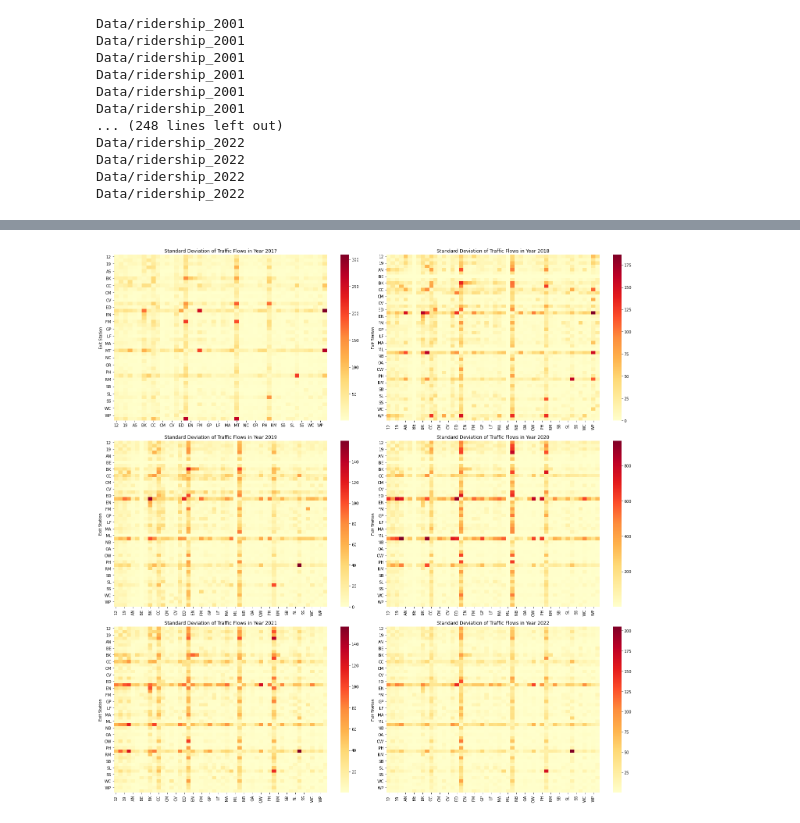
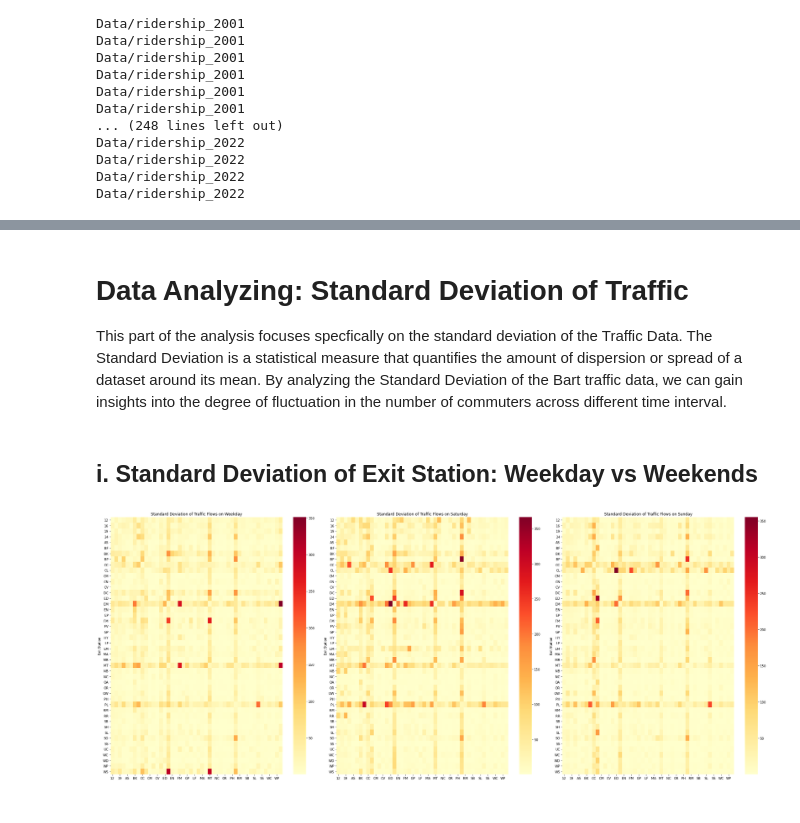
Before and after one commit to UCB-stat-159-s23/project-Group23, a Jupyter notebook: Jingya_EDA.ipynb, the cells around one changed output, grey strips where cells are left out. Cells and saved outputs as stored; diff of their text form; code cells hidden in the pictures.

Commit message:
Add Analysis for Weekday vs Weekends

```diff
--- a/Jingya_EDA.ipynb
+++ b/Jingya_EDA.ipynb
@@ -103,39 +63,50 @@ Data/ridership_2022
+# %% [markdown]
+# Data Analyzing: Standard Deviation of Traffic
+
+This part of the analysis focuses specfically on the standard deviation of the Traffic Data. The Standard Deviation is a statistical measure that quantifies the amount of dispersion or spread of a dataset around its mean. By analyzing the Standard Deviation of the Bart traffic data, we can gain insights into the degree of fluctuation in the number of commuters across different time interval.
+# %% [markdown]
+## i. Standard Deviation of Exit Station: Weekday vs Weekends
 # %%
-def stdByYear(year):
-    csv_file = f"./Data_CSV/combined_data_{year}.csv"
-    df = pd.read_csv(csv_file)
+import re
 
-    df = df.drop('Exits', axis=1)
-    df = df.drop('Year', axis=1)
-    df = df.drop('Month', axis=1)
+years = range(2016, 2018)
+def stdByWeekday(weekday):
+    df = pd.DataFrame()
+    for year in years:
+        csv_file = f"./Data_CSV/combined_data_{year}.csv"
+        single_df = pd.read_csv(csv_file)
+        df = pd.concat([df, single_df], ignore_index=False)
 
     df = df[df['Exit Station'] != 'Entries']
-    df = df[df['Sheet Name'].str.contains('Weekday')]
+    df = df[df['Sheet Name'].str.contains(weekday)]
+
     grouped_data = df.groupby('Exit Station')
     std_matrix = grouped_data.std()
     std_matrix = std_matrix.sort_index(axis=0)  # Sort rows
     std_matrix = std_matrix.sort_index(axis=1)  # Sort columns
+    filtered_columns = [col for col in std_matrix.columns if len(col) == 2] # Filter out the Unnessary Columns
+    std_matrix = std_matrix[filtered_columns]
 
     return std_matrix
 # %%
 import seaborn as sns
 import matplotlib.pyplot as plt
 
-years = range(2017, 2023)
-dfs = [stdByYear(year) for year in years]
+weekdays = ['Weekday', 'Saturday', 'Sunday']
+dfs = [stdByWeekday(weekday) for weekday in weekdays]
 
 # Create subplots
-fig, axes = plt.subplots(nrows=3, ncols=2, figsize=(20, 20))
+fig, axes = plt.subplots(nrows=1, ncols=3, figsize=(30, 12))
 
 # Iterate over each subplot and DataFrame to create the heat plots
-for ax, df, year in zip(axes.flatten(), dfs, years):
+for ax, df, weekday in zip(axes.flatten(), dfs, weekdays):
     sns.heatmap(df, cmap='YlOrRd', ax=ax)
-    ax.set_title(f"Standard Deviation of Traffic Flows in Year {year}")
+    ax.set_title(f"Standard Deviation of Traffic Flows on {weekday}")
 
 # Adjust the spacing between subplots
 plt.tight_layout()
 
 # Show the plots
 plt.show()
 # %% [output]
-[figure, old version]
+[figure, new version]
```
Also changed, not shown: parts of 6 cells of this notebook.
